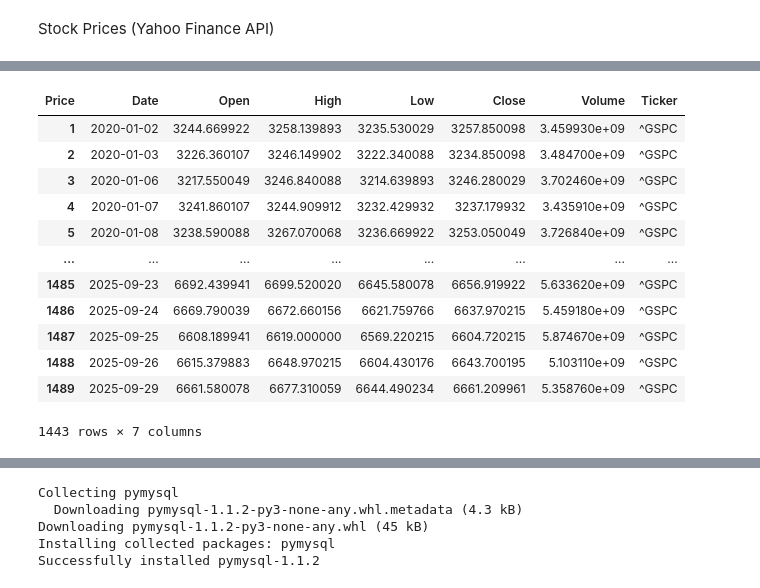
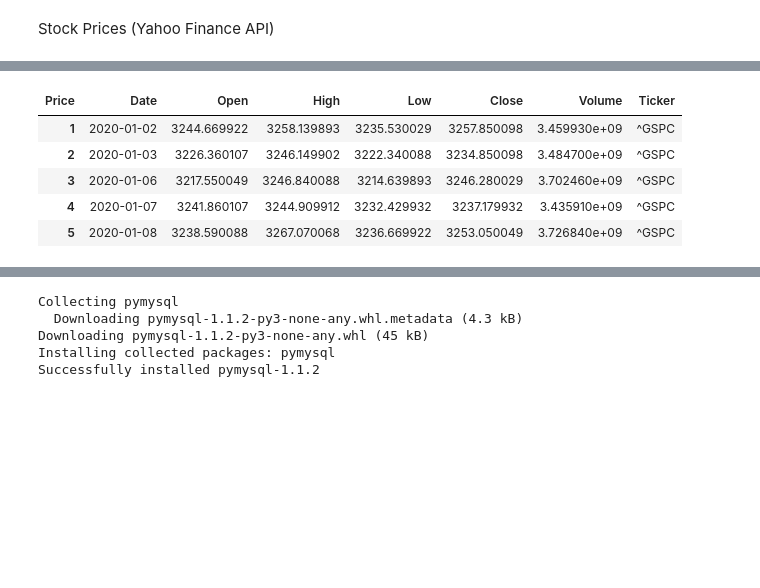
Before and after one commit to Mahendran1987-boob/Cross_Market_Analysis_Crypto-_Oil_-_Stocks, a Jupyter notebook: Cross_Market_Analysis_Crypto,_Oil_&_Stocks.ipynb, the cells around one changed output, grey strips where cells are left out. Drawn from its saved outputs; the diff is of its cells as text; code cells hidden in the pictures; blank space fills up the shorter version.

```diff
--- a/Cross_Market_Analysis_Crypto,_Oil_&_Stocks.ipynb
+++ b/Cross_Market_Analysis_Crypto,_Oil_&_Stocks.ipynb
@@ -282,23 +268,16 @@ stocks_df.head()
 # %%
 stocks_1 = stocks_df['^GSPC'].reset_index() # collect 3 ticker data similarly , add a new column ticker and then concat them.
 # handle the  nulls
 stocks_1["Ticker"] = "^GSPC"
 stocks_1 = stocks_1.dropna(subset=['Close'])
-stocks_1
+stocks_1.head()
 # %% [output]
 | Price | Date | Open | High | Low | Close | Volume | Ticker |
 | 1 | 2020-01-02 | 3244.669922 | 3258.139893 | 3235.530029 | 3257.850098 | 3.459930e+09 | ^GSPC |
 | 2 | 2020-01-03 | 3226.360107 | 3246.149902 | 3222.340088 | 3234.850098 | 3.484700e+09 | ^GSPC |
 | 3 | 2020-01-06 | 3217.550049 | 3246.840088 | 3214.639893 | 3246.280029 | 3.702460e+09 | ^GSPC |
 | 4 | 2020-01-07 | 3241.860107 | 3244.909912 | 3232.429932 | 3237.179932 | 3.435910e+09 | ^GSPC |
 | 5 | 2020-01-08 | 3238.590088 | 3267.070068 | 3236.669922 | 3253.050049 | 3.726840e+09 | ^GSPC |
-| ... | ... | ... | ... | ... | ... | ... | ... |
-| 1485 | 2025-09-23 | 6692.439941 | 6699.520020 | 6645.580078 | 6656.919922 | 5.633620e+09 | ^GSPC |
-| 1486 | 2025-09-24 | 6669.790039 | 6672.660156 | 6621.759766 | 6637.970215 | 5.459180e+09 | ^GSPC |
-| 1487 | 2025-09-25 | 6608.189941 | 6619.000000 | 6569.220215 | 6604.720215 | 5.874670e+09 | ^GSPC |
-| 1488 | 2025-09-26 | 6615.379883 | 6648.970215 | 6604.430176 | 6643.700195 | 5.103110e+09 | ^GSPC |
-| 1489 | 2025-09-29 | 6661.580078 | 6677.310059 | 6644.490234 | 6661.209961 | 5.358760e+09 | ^GSPC |
-1443 rows × 7 columns
 # %%
 stocks_2 = stocks_df['^IXIC'].reset_index() # collect 3 ticker data similarly , add a new column ticker and then concat them.
 # handle the  nulls
```
Also changed, not shown: parts of 16 cells of this notebook.
